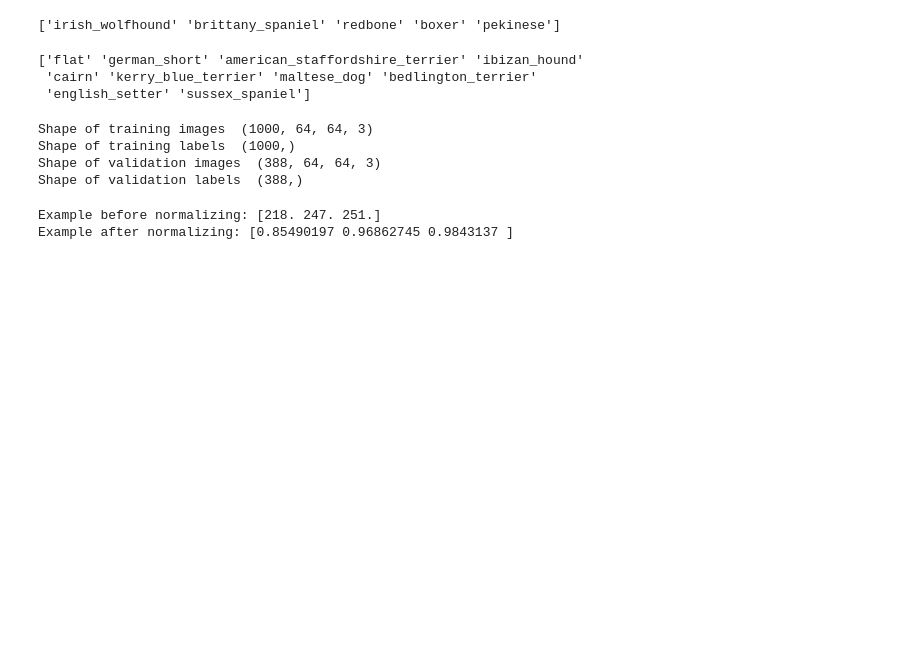
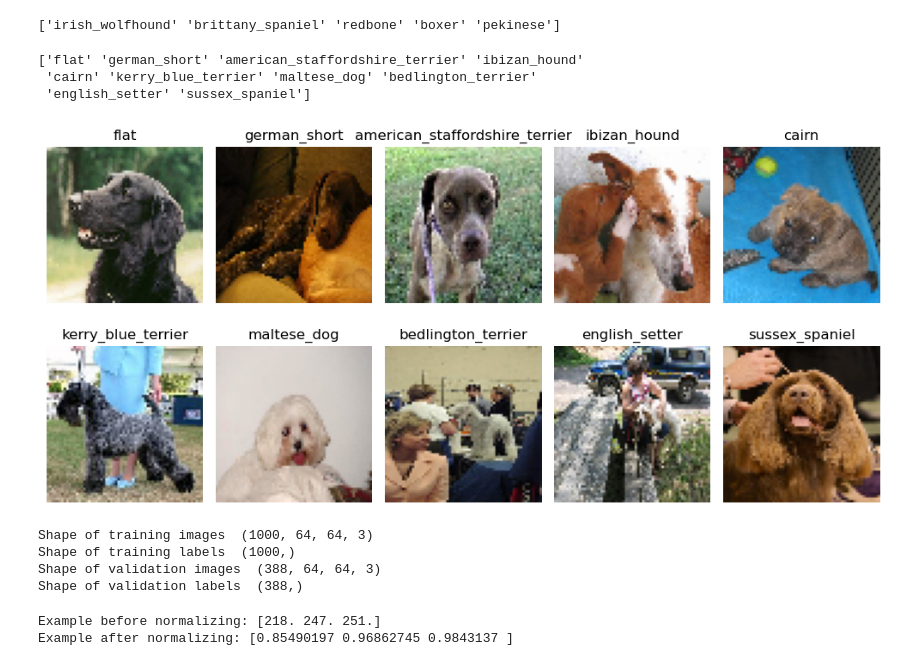
Before and after one commit to jennycpark-ucb/mids-w207-foursigma, a Jupyter notebook: data/data_processing_dog_2.ipynb, the cells around one changed output. Cells and saved outputs as stored; diff of their text form; code cells hidden in the pictures; blank space fills up the shorter version.

```diff
--- a/data/data_processing_dog_2.ipynb
+++ b/data/data_processing_dog_2.ipynb
@@ -178,6 +178,30 @@ print(classes_subset)
 ['flat' 'german_short' 'american_staffordshire_terrier' 'ibizan_hound'
  'cairn' 'kerry_blue_terrier' 'maltese_dog' 'bedlington_terrier'
  'english_setter' 'sussex_spaniel']
+# %%
+# displaying a random example from each subset class
+num_labels = len(classes_subset)
+cols = min(num_labels, 5)
+rows = (num_labels + cols - 1) // cols
+
+plt.figure(figsize=(10,5))
+
+for i, label in enumerate(classes_subset):
+    # Find all indices in y_train with this label
+    indices = [idx for idx, val in enumerate(y_train) if val == label]
+
+    # Randomly select one index
+    plt.subplot(rows, cols, i + 1)
+    random_index = random.choice(indices)
+    img = array_to_img(X_train[random_index])
+    plt.imshow(img)
+    plt.title(label)
+    plt.axis('off')
+
+plt.tight_layout()
+plt.show()
+# %% [output]
+[figure, added]
 # %%
 # create subsetted datasets
 mask_1 = np.isin(y_train, classes_subset)
```
Also changed, not shown: parts of 2 cells of this notebook, 3 other files.
